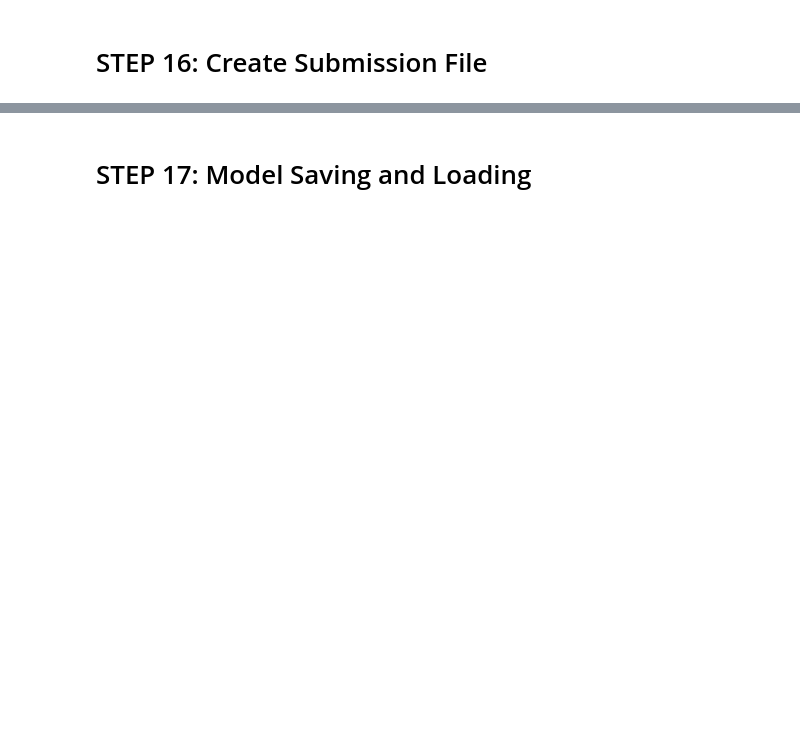
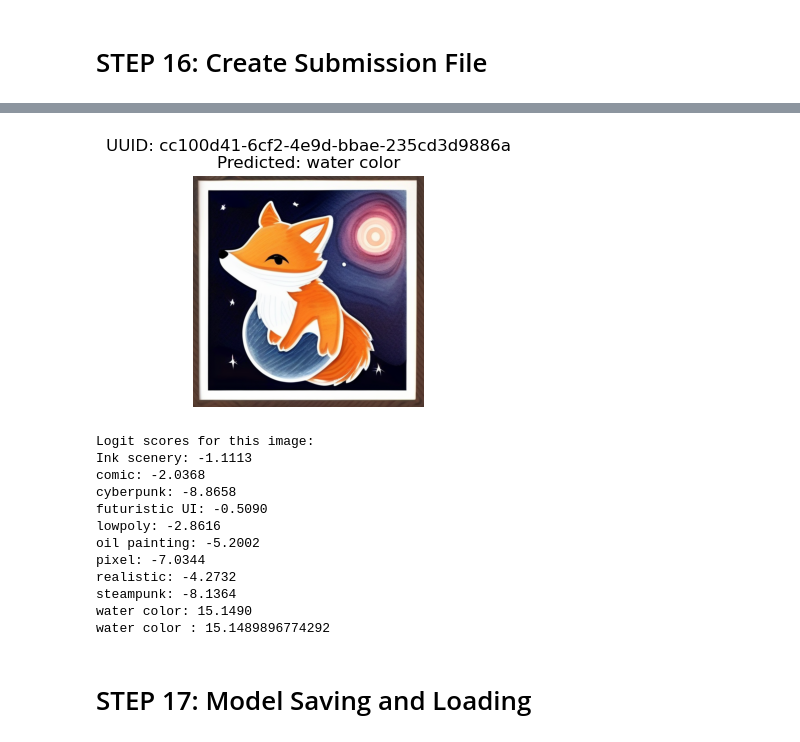
Before and after one commit to WaroonRagwongsiri/SAIGTechmasteryAI, a Jupyter notebook: mainHackathon_zclassifier copy.ipynb, the cells around one changed output, grey strips where cells are left out. Cells and saved outputs as stored; diff of their text form; code cells hidden in the pictures; blank space fills up the shorter version.

```diff
--- a/mainHackathon_zclassifier copy.ipynb
+++ b/mainHackathon_zclassifier copy.ipynb
@@ -395,7 +455,7 @@ def load_model_with_history(model_path, num_classes):
     # model = models.convnext_base(pretrained=True)
     # model.classifier[2] = nn.Linear(model.classifier[2].in_features, 10)
 
-    checkpoint = torch.load(model_path, map_location=device)
+    checkpoint = torch.load(model_path, map_location=device, weights_only=False)
 
     model.load_state_dict(checkpoint['model_state_dict'])
     model.to(device)
@@ -747,25 +883,49 @@ plt.show()
 # %%
 logits_df = pd.DataFrame(test_all_logits, columns=LABELS)
 logits_df['uuid'] = submission_dataset['uuid']
 logits_df['predicted_style'] = submission_dataset['style']
 
 # Pick a random row
-row = logits_df.sample(1).iloc[0]
-# image_uuid ='7d14a9f7-e3c5-45b9-ba17-010d8666d37d'
+# row = logits_df.sample(1).iloc[0]
+
+# row = logits_df.loc[logits_df.predicted_style == 'UNK'].sample(1).iloc[0]
+
+row = logits_df.loc[logits_df.predicted_style == 'water color'].sample(1).iloc[0]
+
+# image_uuid ='108edc72-7363-4995-b14b-390057594f5e'
 # row = logits_df.loc[logits_df.uuid == image_uuid].iloc[0]
 
 # Show image
 uuid = row['uuid']
 image_path = f"./competition/image/{uuid}.png"
 img = Image.open(image_path)
 
 plt.figure(figsize=(3,3))
 plt.imshow(img)
 plt.axis("off")
 plt.title(f"UUID: {uuid}\nPredicted: {row['predicted_style']}")
 plt.show()
 
 # Print logits
 print("Logit scores for this image:")
+m = [0, ""]
 for label in LABELS:
+    if (row[label] > m[0]):
+        m[0] = row[label]
+        m[1] = label
     print(f"{label}: {row[label]:.4f}")
+print(f"{m[1]} : {m[0]}")
+# %% [output]
+[figure, added]
+Logit scores for this image:
+Ink scenery: -1.1113
+comic: -2.0368
+cyberpunk: -8.8658
+futuristic UI: -0.5090
+lowpoly: -2.8616
+oil painting: -5.2002
+pixel: -7.0344
+realistic: -4.2732
+steampunk: -8.1364
+water color: 15.1490
+water color : 15.1489896774292
```
Also changed, not shown: parts of 28 cells of this notebook, 3 other files.
